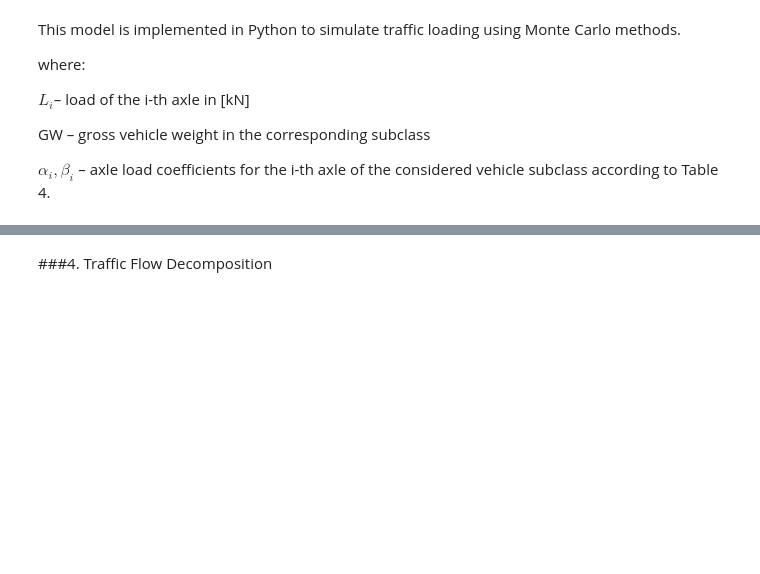
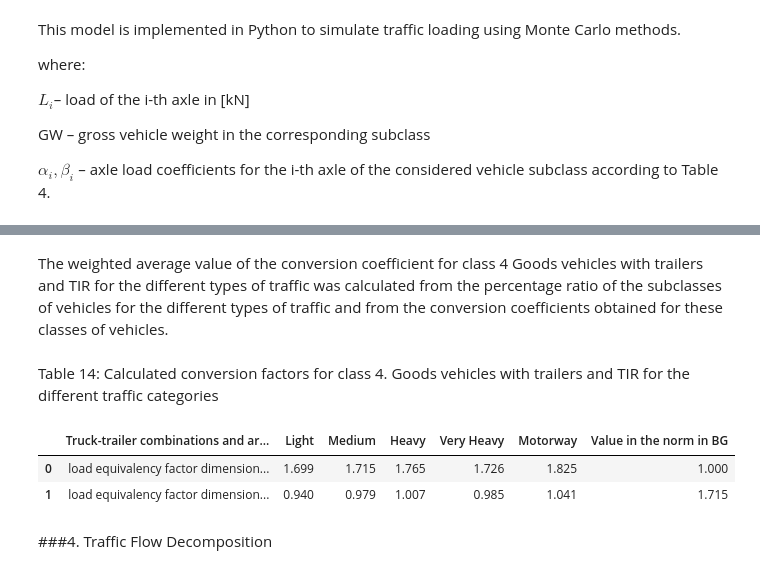
Before and after one commit to borisyotsov/traffic-load-equivalency-model, a Jupyter notebook: notebooks/Final_Project.ipynb, the cells around one changed output, grey strips where cells are left out. Drawn from its saved outputs; the diff is of its cells as text; code cells hidden in the pictures; blank space fills up the shorter version.

```diff
--- a/notebooks/Final_Project.ipynb
+++ b/notebooks/Final_Project.ipynb
@@ -141,3 +173,17 @@ $ \alpha_i, \beta_i $ – axle load coefficients for the i-th axle of the consid
+# %% [markdown]
+The weighted average value of the conversion coefficient for class 4 Goods vehicles with trailers and TIR for the different types of traffic was calculated from the percentage ratio of the subclasses of vehicles for the different types of traffic and from the conversion coefficients obtained for these classes of vehicles.
+# %% [markdown]
+Table 14: Calculated conversion factors for class 4. Goods vehicles with trailers and TIR for the different traffic categories
+# %%
+url = "https://github.com/borisyotsov/traffic-load-equivalency-model/raw/refs/heads/main/data/traffic_data.xlsx"
+
+traffic_data = pd.read_excel(url, sheet_name="Calculated_lef")
+
+traffic_data
+# %% [output]
+|  | Truck-trailer combinations and ar... | Light | Medium | Heavy | Very Heavy | Motorway | Value in the norm in BG |
+| 0 | load equivalency factor dimension... | 1.699 | 1.715 | 1.765 | 1.726 | 1.825 | 1.000 |
+| 1 | load equivalency factor dimension... | 0.940 | 0.979 | 1.007 | 0.985 | 1.041 | 1.715 |
 # %% [markdown]
 ###4. Traffic Flow Decomposition
 # %% [markdown]
```
Also changed, not shown: parts of 5 cells of this notebook.
